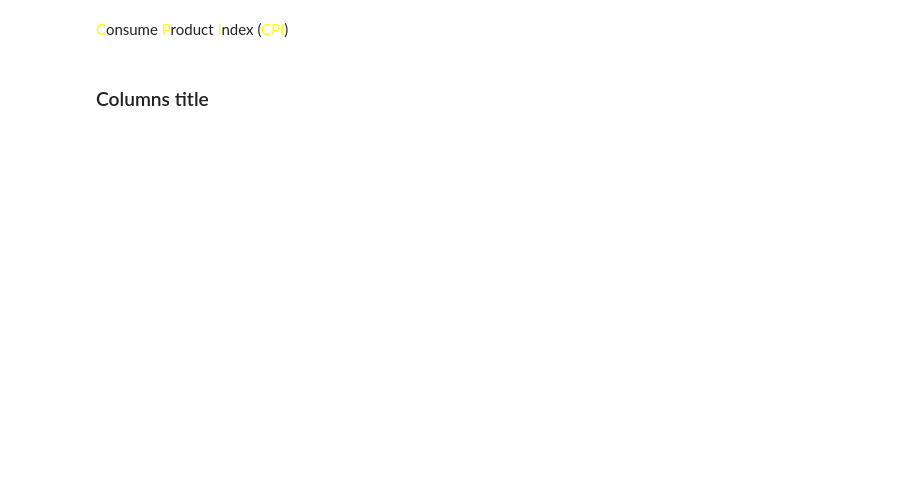
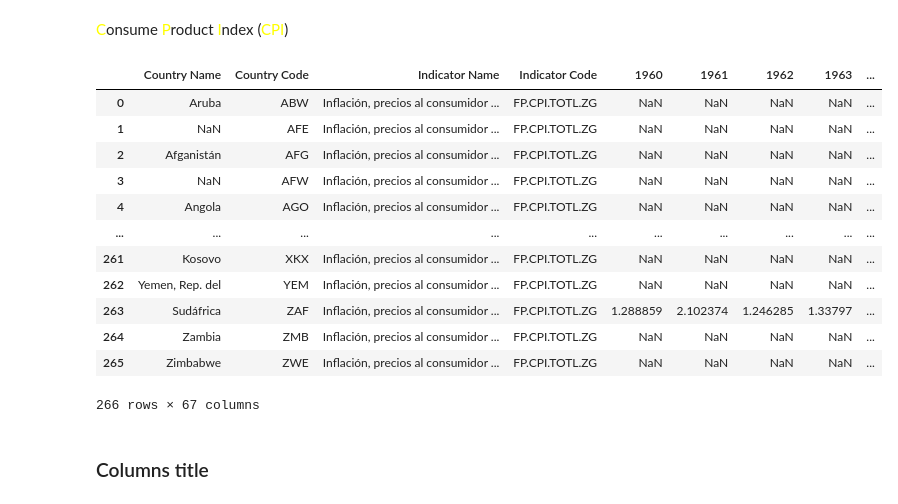
Before and after one commit to matublaq/Inflation-data, a Jupyter notebook: Clean/IPCyear/CPIworld.ipynb, the cells around one changed output. Drawn from its saved outputs; the diff is of its cells as text; code cells hidden in the pictures; blank space fills up the shorter version.

```diff
--- a/Clean/IPCyear/CPIworld.ipynb
+++ b/Clean/IPCyear/CPIworld.ipynb
@@ -10,8 +10,22 @@ from googletrans import Translator
 # %% [markdown]
 <font style="font-size: 80px"><font color="yellow">C</font>onsume <font color="yellow">P</font>roduct <font color="yellow">I</font>ndex (<font color="yellow">CPI</font>)</font>
 # %%
-CPIworld = pd.read_csv(r"C:\Users\matia\OneDrive\Documentos\Proyectos\Data proyect\CSV crudo\CPIworld.csv")
+CPIworld = pd.read_csv(r"C:\Users\matia\OneDrive\Documentos\GitHub\Inflation-data\CSV crudo\CPIworld.csv")
 CPIworld
+# %% [output]
+|  | Country Name | Country Code | Indicator Name | Indicator Code | 1960 | 1961 | 1962 | 1963 | ... |
+| 0 | Aruba | ABW | Inflación, precios al consumidor ... | FP.CPI.TOTL.ZG | NaN | NaN | NaN | NaN | ... |
+| 1 | NaN | AFE | Inflación, precios al consumidor ... | FP.CPI.TOTL.ZG | NaN | NaN | NaN | NaN | ... |
+| 2 | Afganistán | AFG | Inflación, precios al consumidor ... | FP.CPI.TOTL.ZG | NaN | NaN | NaN | NaN | ... |
+| 3 | NaN | AFW | Inflación, precios al consumidor ... | FP.CPI.TOTL.ZG | NaN | NaN | NaN | NaN | ... |
+| 4 | Angola | AGO | Inflación, precios al consumidor ... | FP.CPI.TOTL.ZG | NaN | NaN | NaN | NaN | ... |
+| ... | ... | ... | ... | ... | ... | ... | ... | ... | ... |
+| 261 | Kosovo | XKX | Inflación, precios al consumidor ... | FP.CPI.TOTL.ZG | NaN | NaN | NaN | NaN | ... |
+| 262 | Yemen, Rep. del | YEM | Inflación, precios al consumidor ... | FP.CPI.TOTL.ZG | NaN | NaN | NaN | NaN | ... |
+| 263 | Sudáfrica | ZAF | Inflación, precios al consumidor ... | FP.CPI.TOTL.ZG | 1.288859 | 2.102374 | 1.246285 | 1.33797 | ... |
+| 264 | Zambia | ZMB | Inflación, precios al consumidor ... | FP.CPI.TOTL.ZG | NaN | NaN | NaN | NaN | ... |
+| 265 | Zimbabwe | ZWE | Inflación, precios al consumidor ... | FP.CPI.TOTL.ZG | NaN | NaN | NaN | NaN | ... |
+266 rows × 67 columns
 # %% [markdown]
 ### Columns title
 # %%
```
Also changed, not shown: parts of 16 cells of this notebook.
